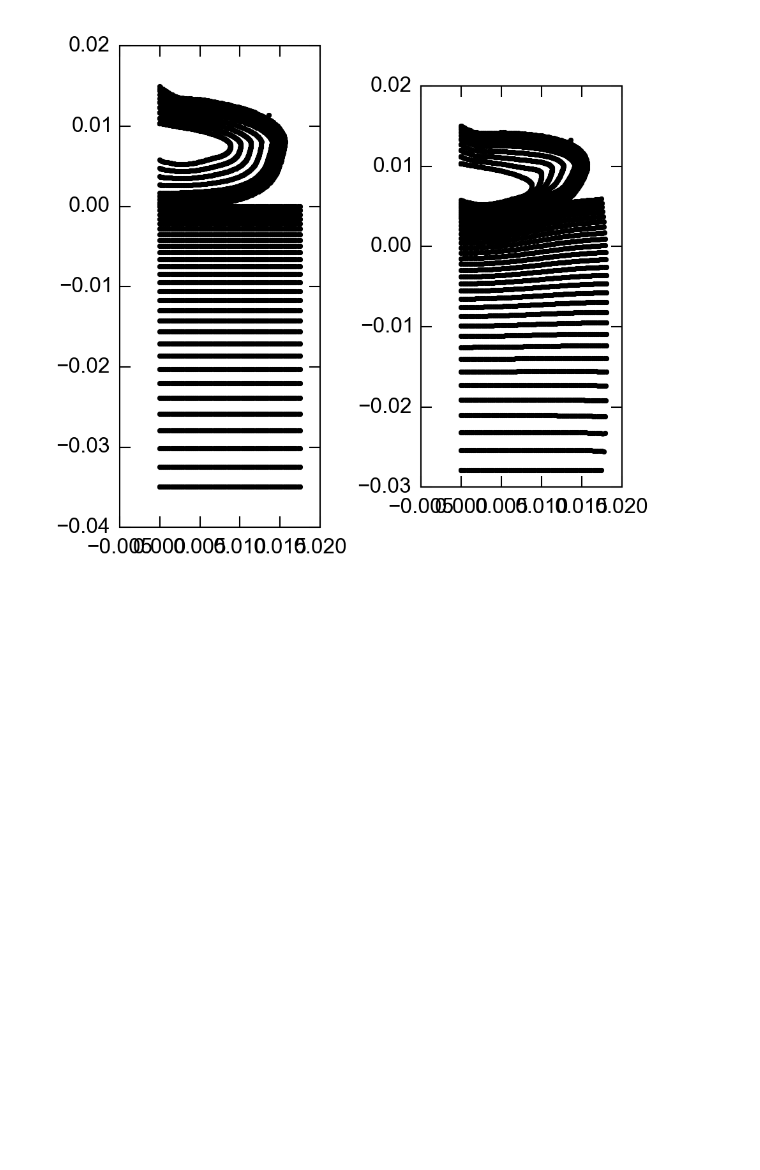
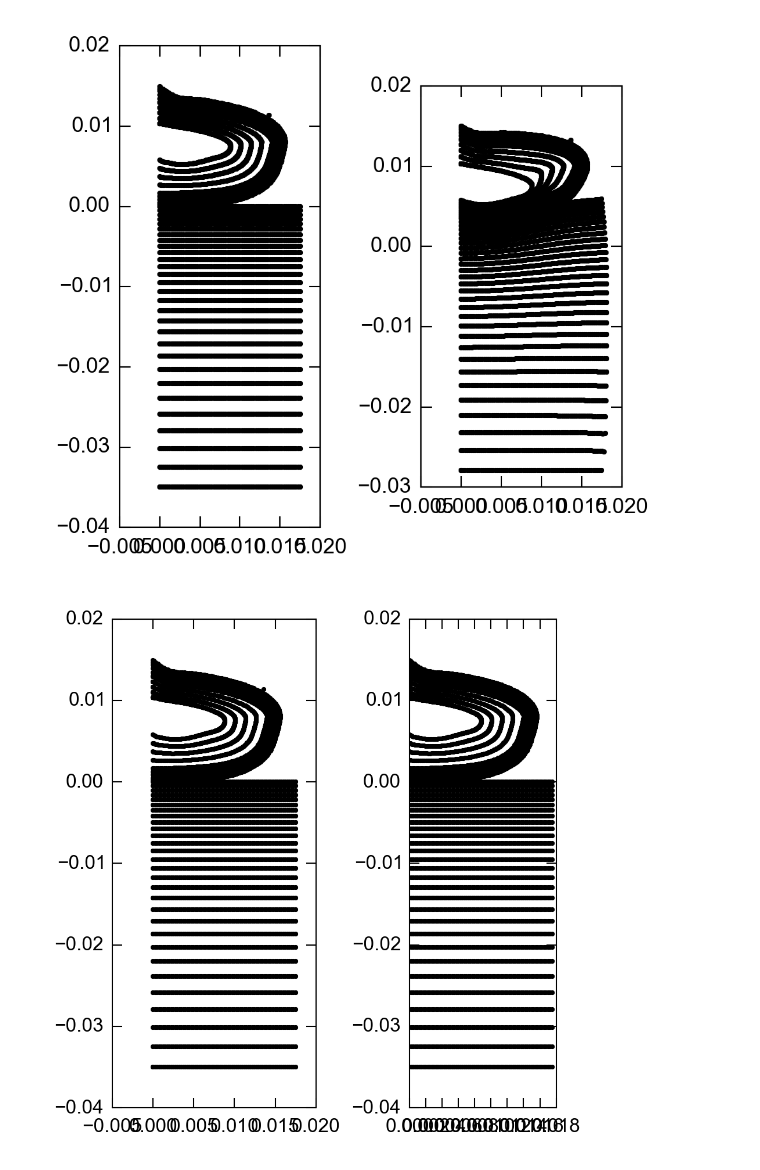
Before and after one commit to yw5aj/ipynb, a Jupyter notebook: DataToStevenPy2.ipynb, the cells around one changed output. Cells and saved outputs as stored; diff of their text form; code cells hidden in the pictures; blank space fills up the shorter version.

Commit message:
Checked coordinates

```diff
--- a/DataToStevenPy2.ipynb
+++ b/DataToStevenPy2.ipynb
@@ -127,3 +116,16 @@ fig.tight_layout()
 # Well... Not the best art piece ever, but we did get data!
 # %% [output]
 [figure]
+# %%
+# To make sure that both kinesthetic and tactile outputs have valid coordinates
+fig, axs = plt.subplots(1, 2)
+all_coordinates_from_kinesthetic = np.array([output['coordinate'][:2] for output in kinesthetic_output[0]['U']])
+axs[0].plot(all_coordinates_from_kinesthetic[:, 0], all_coordinates_from_kinesthetic[:, 1], '.k')
+all_coordinates_from_tactile = np.array([output['coordinate'][:2] for output in tactile_output[0]['S']])
+axs[1].plot(all_coordinates_from_tactile[:, 0], all_coordinates_from_tactile[:, 1], '.k')
+for axes in axs:
+    axes.set_aspect('equal')
+fig.tight_layout()
+# Well... Not the best art piece ever, but we did get data!
+# %% [output]
+[figure, added]
```
Also changed, not shown: parts of 2 cells of this notebook.
